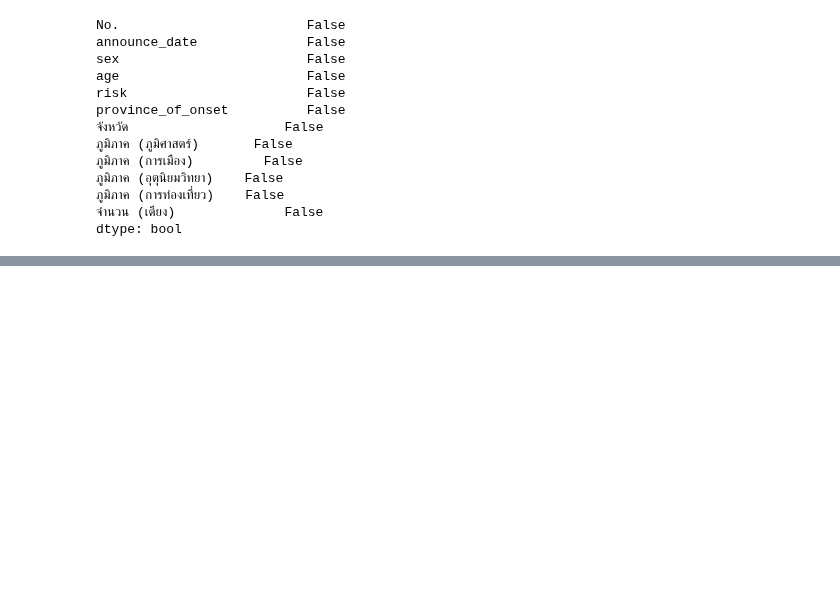
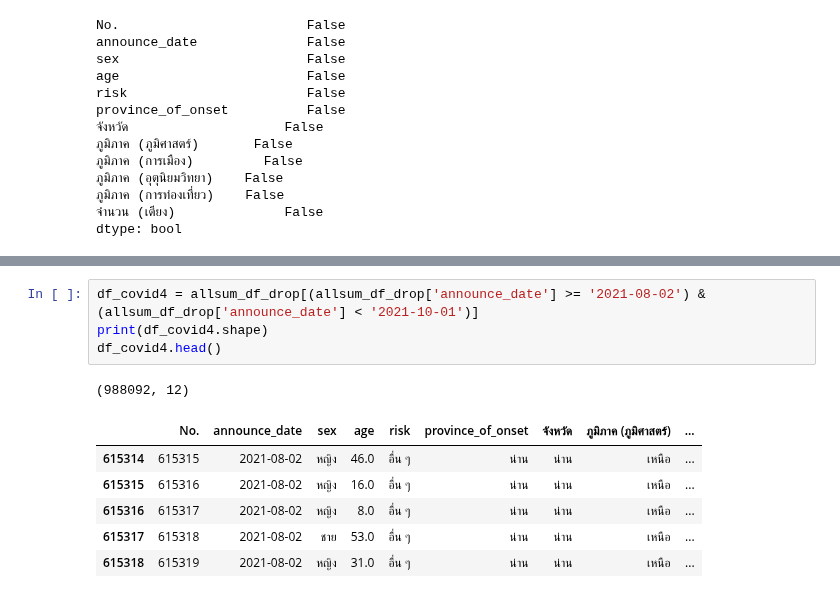
Before and after one commit to kittikhun62/data_viz_2022, a Jupyter notebook: final.ipynb, the cells around one changed output, grey strips where cells are left out. Saved outputs shown, nothing was run; the diff lists cells and outputs as text; blank space fills up the shorter version.

```diff
--- a/final.ipynb
+++ b/final.ipynb
@@ -654,0 +714,12 @@ allsum_df_drop.to_csv('allsum_df_drop', encoding='utf-8')
+# %%
+df_covid4 = allsum_df_drop[(allsum_df_drop['announce_date'] >= '2021-08-02') & (allsum_df_drop['announce_date'] < '2021-10-01')]
+print(df_covid4.shape)
+df_covid4.head()
+# %% [output]
+(988092, 12)
+|  | No. | announce_date | sex | age | risk | province_of_onset | จังหวัด | ภูมิภาค (ภูมิศาสตร์) | ... |
+| 615314 | 615315 | 2021-08-02 | หญิง | 46.0 | อื่น ๆ | น่าน | น่าน | เหนือ | ... |
+| 615315 | 615316 | 2021-08-02 | หญิง | 16.0 | อื่น ๆ | น่าน | น่าน | เหนือ | ... |
+| 615316 | 615317 | 2021-08-02 | หญิง | 8.0 | อื่น ๆ | น่าน | น่าน | เหนือ | ... |
+| 615317 | 615318 | 2021-08-02 | ชาย | 53.0 | อื่น ๆ | น่าน | น่าน | เหนือ | ... |
+| 615318 | 615319 | 2021-08-02 | หญิง | 31.0 | อื่น ๆ | น่าน | น่าน | เหนือ | ... |
```
Also changed, not shown: parts of 11 cells of this notebook.
